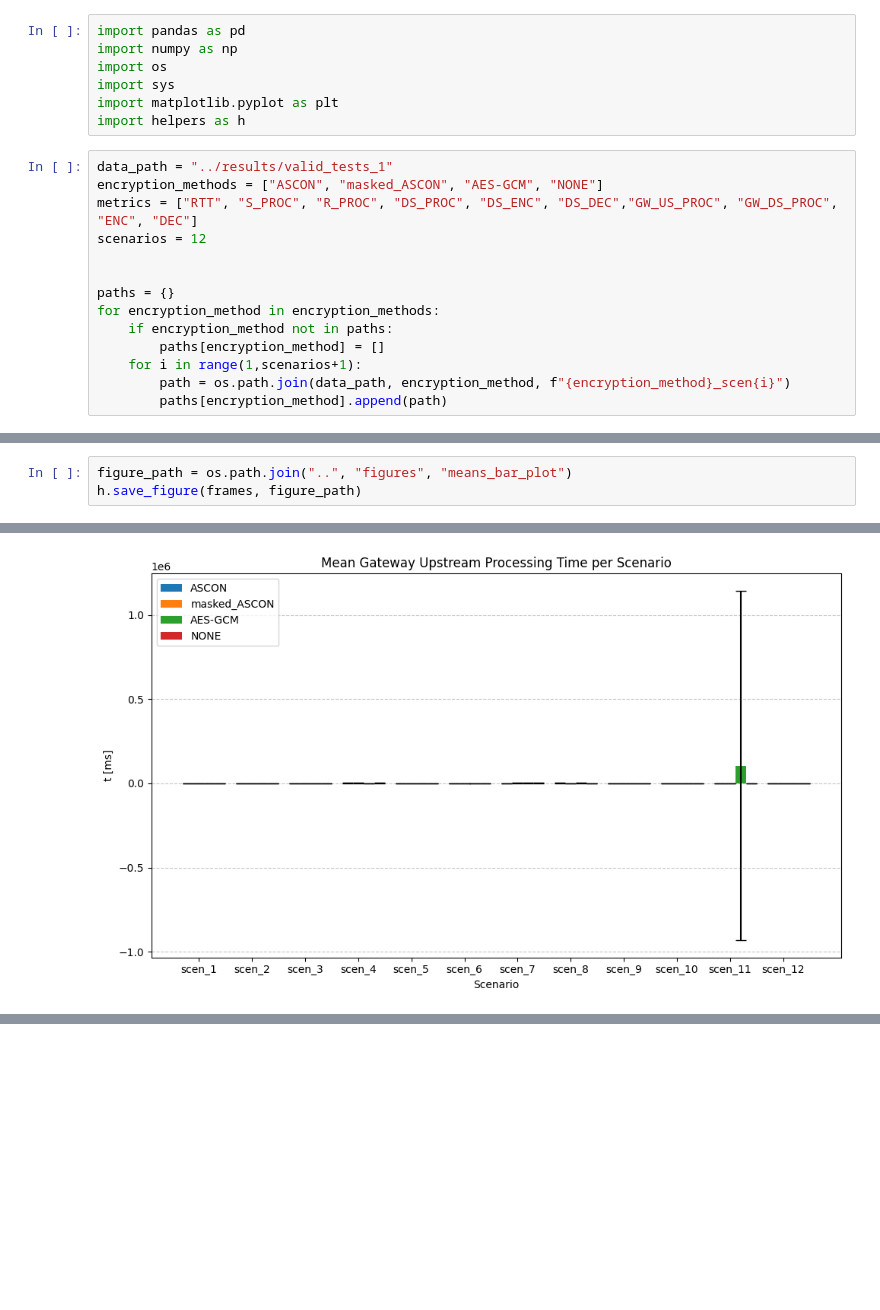
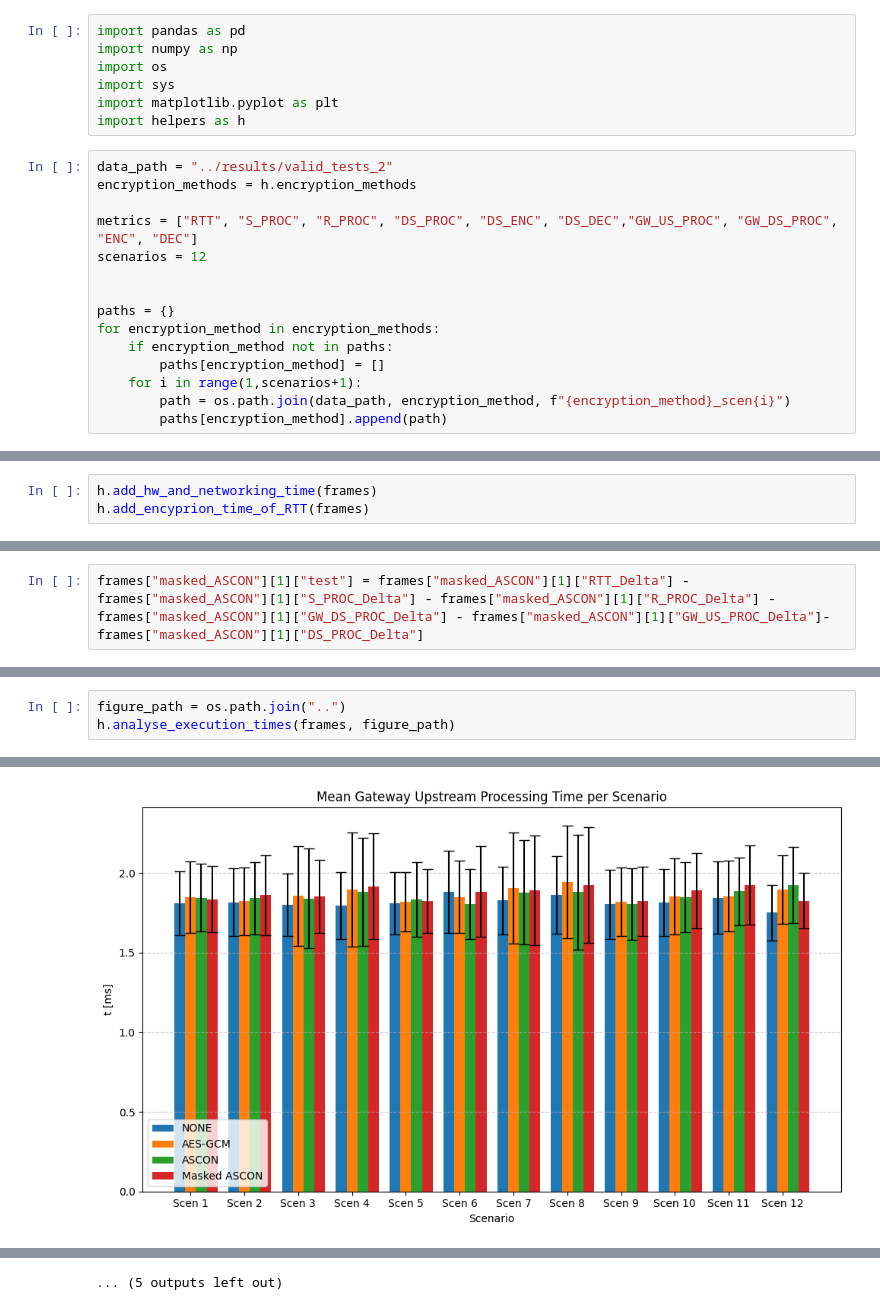
Before and after one commit to nemisis84/ASCON-encryption-for-MCUs-in-an-MQTT-network, a Jupyter notebook: data-storage/analysis/analysis.ipynb, the cells around one changed output, grey strips where cells are left out. Saved outputs shown, nothing was run; the diff lists cells and outputs as text; blank space fills up the shorter version.

```diff
--- a/data-storage/analysis/analysis.ipynb
+++ b/data-storage/analysis/analysis.ipynb
@@ -8,8 +8,9 @@ import sys
 import matplotlib.pyplot as plt
 import helpers as h
 # %%
-data_path = "../results/valid_tests_1"
-encryption_methods = ["ASCON", "masked_ASCON", "AES-GCM", "NONE"]
+data_path = "../results/valid_tests_2"
+encryption_methods = h.encryption_methods
+
 metrics = ["RTT", "S_PROC", "R_PROC", "DS_PROC", "DS_ENC", "DS_DEC","GW_US_PROC", "GW_DS_PROC", "ENC", "DEC"]
 scenarios = 12
 
@@ -50,0 +33,3 @@ add_hw_and_networking_time(frames)
+# %%
+h.add_hw_and_networking_time(frames)
+h.add_encyprion_time_of_RTT(frames)
@@ -51,3 +65,5 @@ add_hw_and_networking_time(frames)
+# %%
+frames["masked_ASCON"][1]["test"] = frames["masked_ASCON"][1]["RTT_Delta"] - frames["masked_ASCON"][1]["S_PROC_Delta"] - frames["masked_ASCON"][1]["R_PROC_Delta"] - frames["masked_ASCON"][1]["GW_DS_PROC_Delta"] - frames["masked_ASCON"][1]["GW_US_PROC_Delta"]- frames["masked_ASCON"][1]["DS_PROC_Delta"]
 # %%
 # h.get_stats(frames, 1, "RTT")
 frames["masked_ASCON"][9].columns
@@ -75,6 +94,6 @@ h.get_encryption_stats(frames, "ASCON", "HW_and_Network")
 # %%
-figure_path = os.path.join("..", "figures", "means_bar_plot")
-h.save_figure(frames, figure_path)
+figure_path = os.path.join("..")
+h.analyse_execution_times(frames, figure_path)
 # %% [output]
 Saved RTT
 Saved S_PROC
@@ -97 +120 @@ Saved %_of_RTT
-[figure, old version]
+[figure, new version]
@@ -103,3 +125,4 @@ Saved %_of_RTT
+... (5 outputs left out)
 # %%
 h.get_stats(frames, 11, "DS_DEC")
 # %% [output]
```
Also changed, not shown: parts of 8 cells of this notebook, 8 other files.
